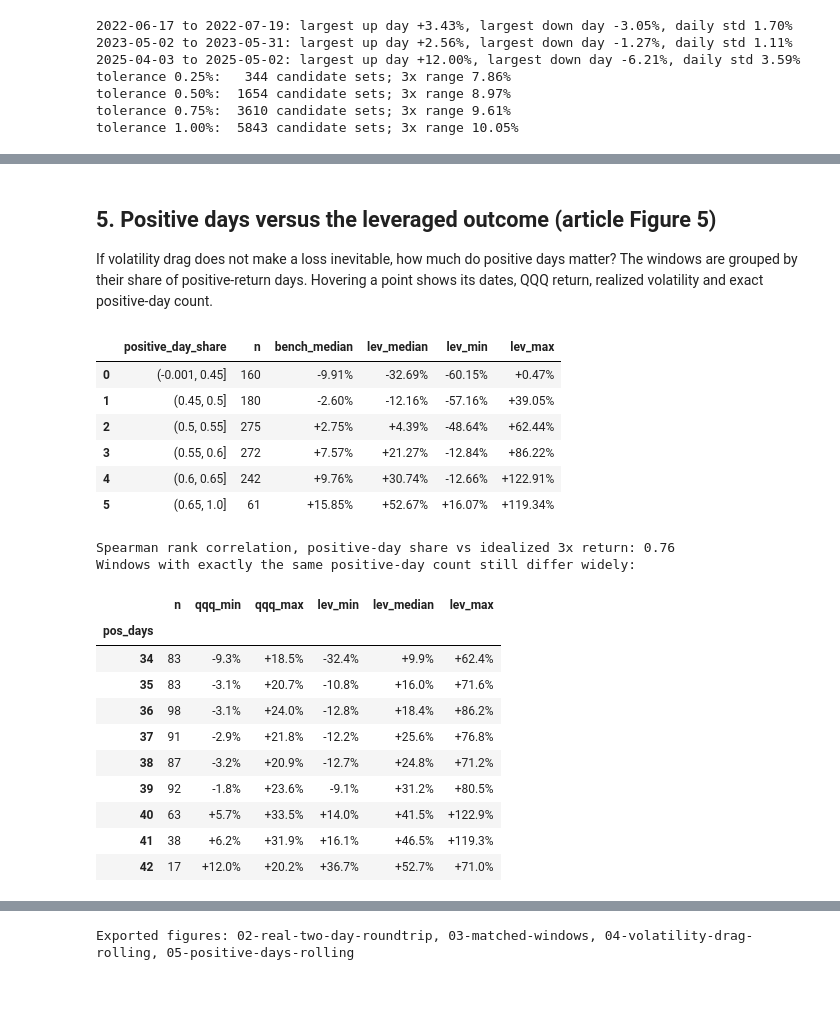
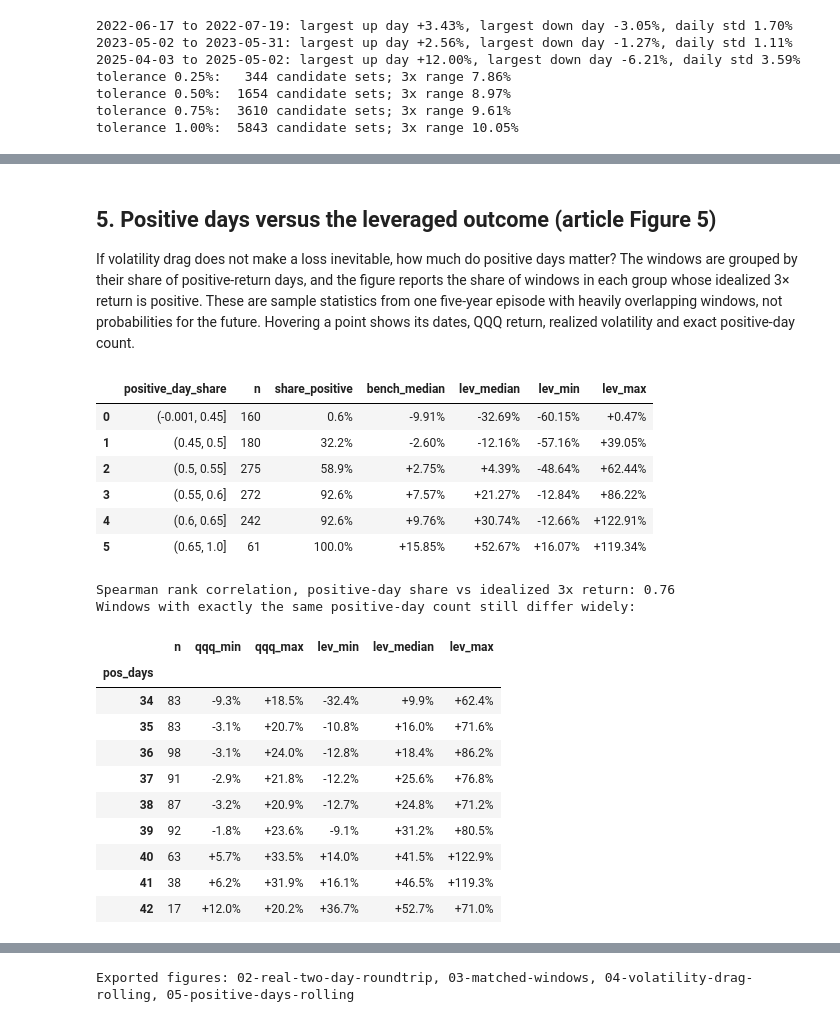
Before and after one commit to dvirross/leveraged-etf-compounding, a Jupyter notebook: notebooks/leveraged-etf-empirical-analysis.ipynb, the cells around one changed output, grey strips where cells are left out. Cells and saved outputs as stored; diff of their text form; code cells hidden in the pictures; blank space fills up the shorter version.

```diff
--- a/notebooks/leveraged-etf-empirical-analysis.ipynb
+++ b/notebooks/leveraged-etf-empirical-analysis.ipynb
@@ -193,31 +193,31 @@ Median gap, actual TQQQ minus idealized 3x over the same windows: -3.00% (fees,
 # %% [markdown]
 ## 5. Positive days versus the leveraged outcome (article Figure 5)
 
-If volatility drag does not make a loss inevitable, how much do positive days matter? The windows are grouped by their share of positive-return days. Hovering a point shows its dates, QQQ return, realized volatility and exact positive-day count.
+If volatility drag does not make a loss inevitable, how much do positive days matter? The windows are grouped by their share of positive-return days, and the figure reports the share of windows in each group whose idealized 3× return is positive. These are sample statistics from one five-year episode with heavily overlapping windows, not probabilities for the future. Hovering a point shows its dates, QQQ return, realized volatility and exact positive-day count.
 # %%
 bins = emp.bin_by_positive_share(w)
-display(bins.style.format({"bench_median": "{:+.2%}", "lev_median": "{:+.2%}", "lev_min": "{:+.2%}", "lev_max": "{:+.2%}"}))
+display(bins.style.format({"share_positive": "{:.1%}", "bench_median": "{:+.2%}", "lev_median": "{:+.2%}", "lev_min": "{:+.2%}", "lev_max": "{:+.2%}"}))
 print(f"Spearman rank correlation, positive-day share vs idealized 3x return: {w[['pos_share', 'lev_return']].corr('spearman').iloc[0, 1]:.2f}")
 print("Windows with exactly the same positive-day count still differ widely:")
 display(w.groupby("pos_days").agg(n=("lev_return", "size"), qqq_min=("bench_return", "min"), qqq_max=("bench_return", "max"),
                                   lev_min=("lev_return", "min"), lev_median=("lev_return", "median"), lev_max=("lev_return", "max")).loc[34:42]
         .style.format({c: "{:+.1%}" for c in ["qqq_min", "qqq_max", "lev_min", "lev_median", "lev_max"]}))
 
 fig5 = figs.fig_green_days(w, ROLL_HORIZON)
 fig5.show()
 save(fig5, "05-positive-days-rolling",
-     alt="Box plots with every point shown, for 1,190 overlapping 63-day QQQ windows grouped by share of positive days, from 45 percent or fewer to more than 65 percent. The median idealized 3× return rises from about −33 percent to about +53 percent, but each group spans a wide range, for example from about −13 percent to +86 percent in the 55 to 60 percent group.",
-     caption="More positive days push the idealized 3× outcome up, but the share of green days alone does not determine it: windows with similar positive-day shares end anywhere from a loss to a large gain, depending on the size of the daily moves.",
-     assumptions="Observed IBKR daily closes of QQQ, 2021-10-11 to 2026-10-07, not total-return adjusted; 63-day overlapping windows (about 19 independent quarters). The 3× series is an idealized model without fees, financing or tracking error.",
+     alt="Box plots with every point shown, for 1,190 overlapping 63-day QQQ windows grouped by share of positive days, from 45 percent or fewer to more than 65 percent. Above each group is the share of its windows that ended above zero: 0.6, 32.2, 58.9, 92.6, 92.6 and 100.0 percent. The median idealized 3× return rises from about −33 percent to about +53 percent, but each group spans a wide range, for example from about −13 percent to +86 percent in the 55 to 60 percent group.",
+     caption="In this five-year sample, windows with a larger share of positive days were much more likely to finish with a positive idealized 3× return (percentages above each group), but the share of green days alone does not determine the result: windows in the same group end anywhere from a loss to a large gain, depending on the size of the daily moves.",
+     assumptions="IBKR historical daily closing prices of QQQ, 2021-10-11 to 2026-10-07, not adjusted for distributions; 63-day overlapping windows (about 19 independent quarters). The 3× series is an idealized model without fees, financing or tracking error.",
      size=(1100, 560))
 # %% [output]
-|  | positive_day_share | n | bench_median | lev_median | lev_min | lev_max |
-| 0 | (-0.001, 0.45] | 160 | -9.91% | -32.69% | -60.15% | +0.47% |
-| 1 | (0.45, 0.5] | 180 | -2.60% | -12.16% | -57.16% | +39.05% |
-| 2 | (0.5, 0.55] | 275 | +2.75% | +4.39% | -48.64% | +62.44% |
-| 3 | (0.55, 0.6] | 272 | +7.57% | +21.27% | -12.84% | +86.22% |
-| 4 | (0.6, 0.65] | 242 | +9.76% | +30.74% | -12.66% | +122.91% |
-| 5 | (0.65, 1.0] | 61 | +15.85% | +52.67% | +16.07% | +119.34% |
+|  | positive_day_share | n | share_positive | bench_median | lev_median | lev_min | lev_max |
+| 0 | (-0.001, 0.45] | 160 | 0.6% | -9.91% | -32.69% | -60.15% | +0.47% |
+| 1 | (0.45, 0.5] | 180 | 32.2% | -2.60% | -12.16% | -57.16% | +39.05% |
+| 2 | (0.5, 0.55] | 275 | 58.9% | +2.75% | +4.39% | -48.64% | +62.44% |
+| 3 | (0.55, 0.6] | 272 | 92.6% | +7.57% | +21.27% | -12.84% | +86.22% |
+| 4 | (0.6, 0.65] | 242 | 92.6% | +9.76% | +30.74% | -12.66% | +122.91% |
+| 5 | (0.65, 1.0] | 61 | 100.0% | +15.85% | +52.67% | +16.07% | +119.34% |
 Spearman rank correlation, positive-day share vs idealized 3x return: 0.76
 Windows with exactly the same positive-day count still differ widely:
 |  | n | qqq_min | qqq_max | lev_min | lev_median | lev_max |
```
Also changed, not shown: parts of 6 cells of this notebook, 9 other files.
